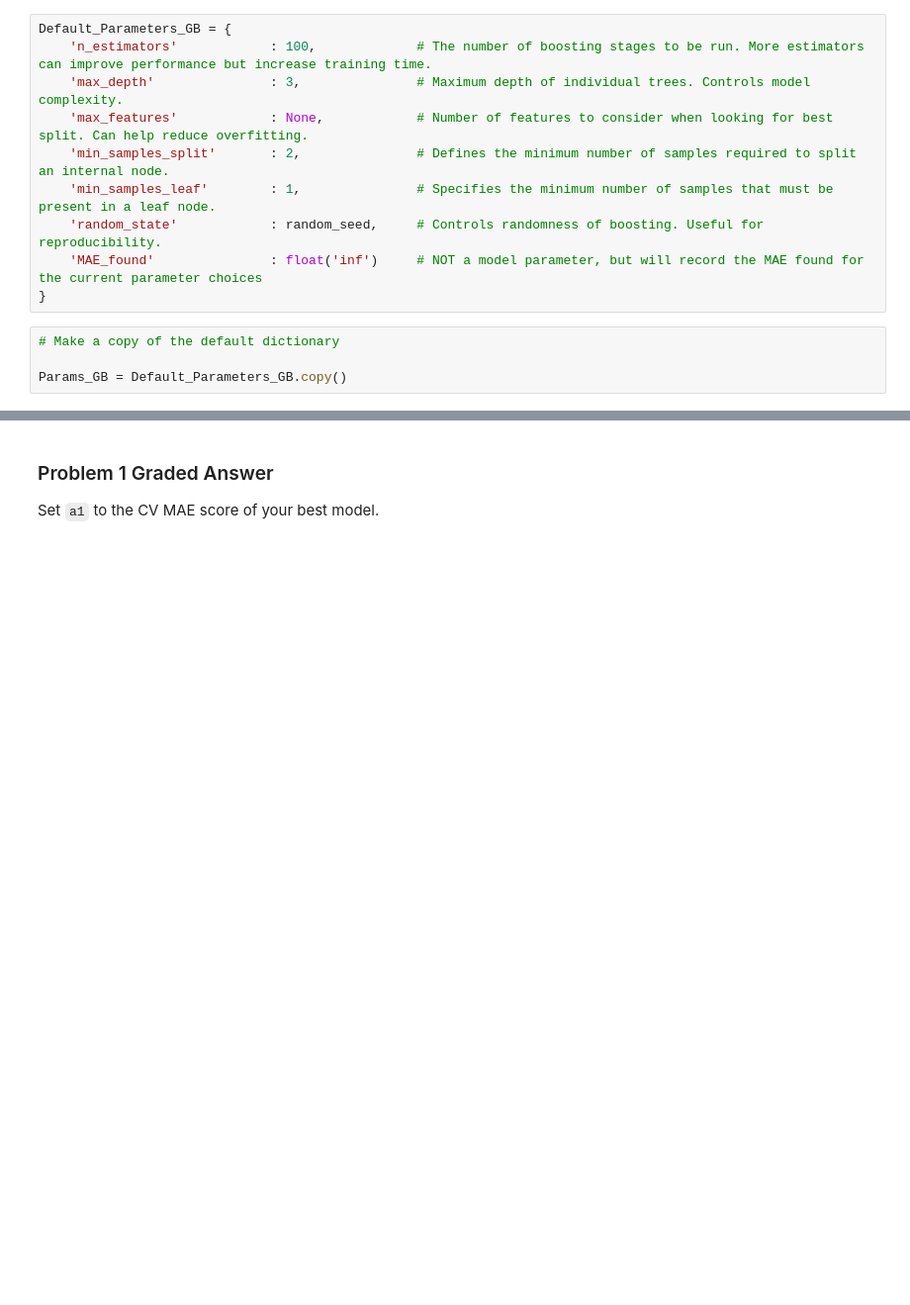
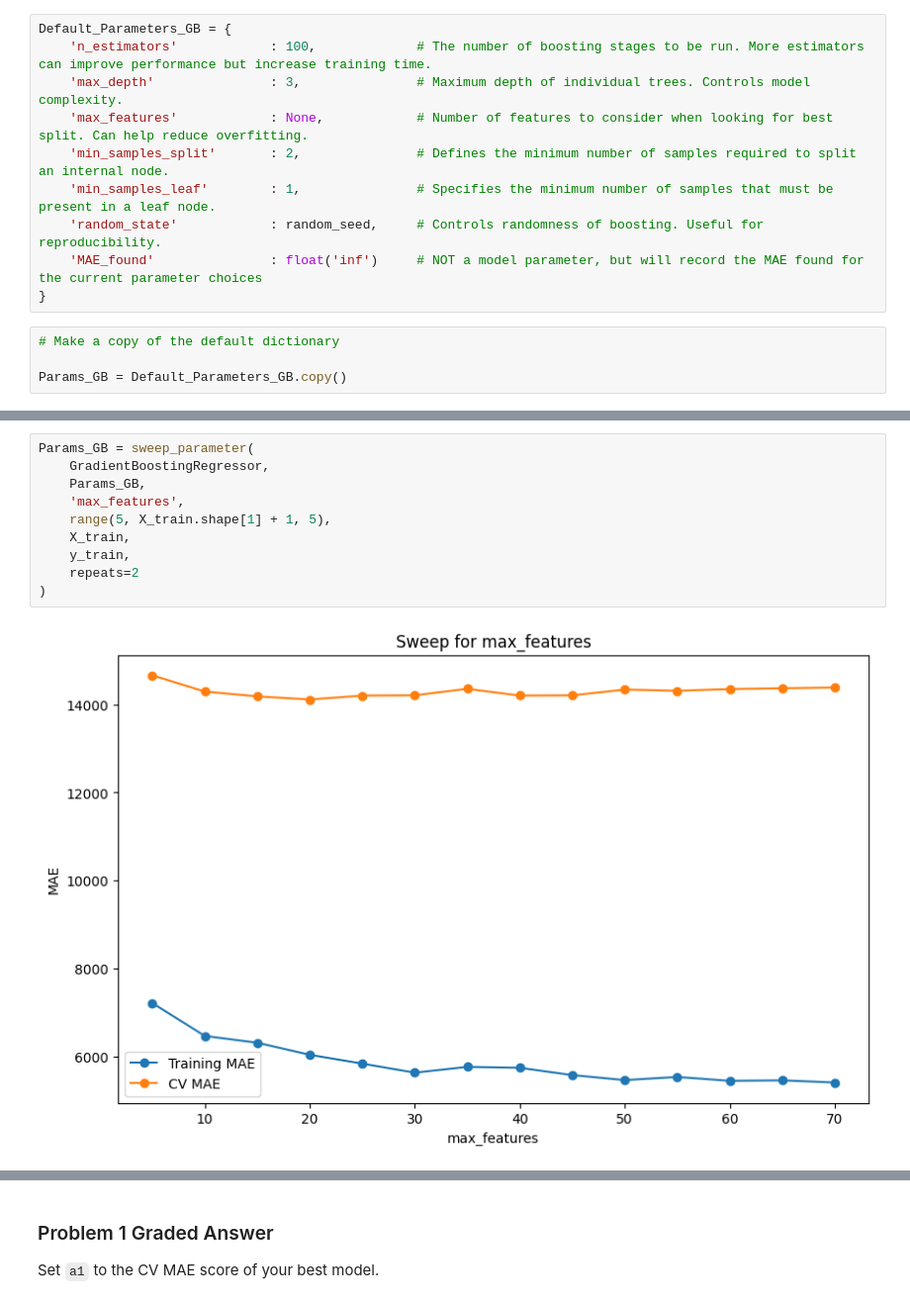
Before and after one commit to muathdb/HW7-Mod-3, a Jupyter notebook: Homework_07.ipynb, the cells around one changed output, grey strips where cells are left out. Shown at 99% size. Cells and saved outputs as stored; diff of their text form; blank space fills up the shorter version.

```diff
--- a/Homework_07.ipynb
+++ b/Homework_07.ipynb
@@ -467,0 +502,12 @@ def sweep_parameter(ModelClass, param_dict, X_train, y_train, param_name, param_
+# %%
+Params_GB = sweep_parameter(
+    GradientBoostingRegressor,
+    Params_GB,
+    'max_features',
+    range(5, X_train.shape[1] + 1, 5),
+    X_train,
+    y_train,
+    repeats=2
+)
+# %% [output]
+[figure, added]
```
Also changed, not shown: parts of 35 cells of this notebook.
